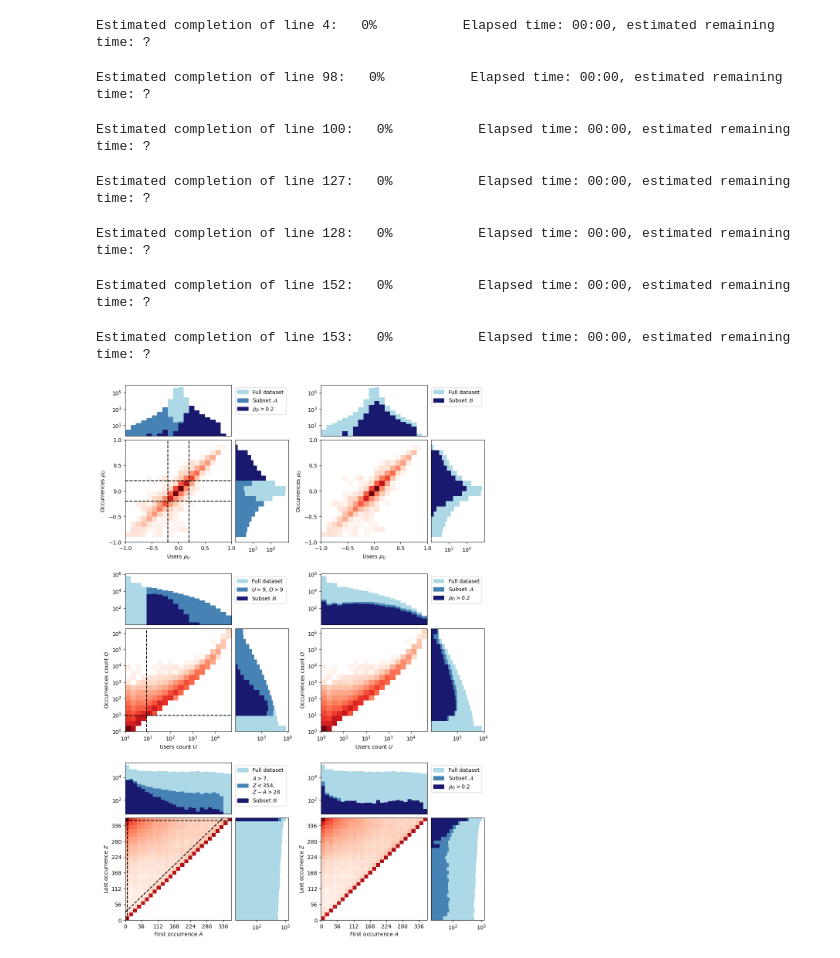
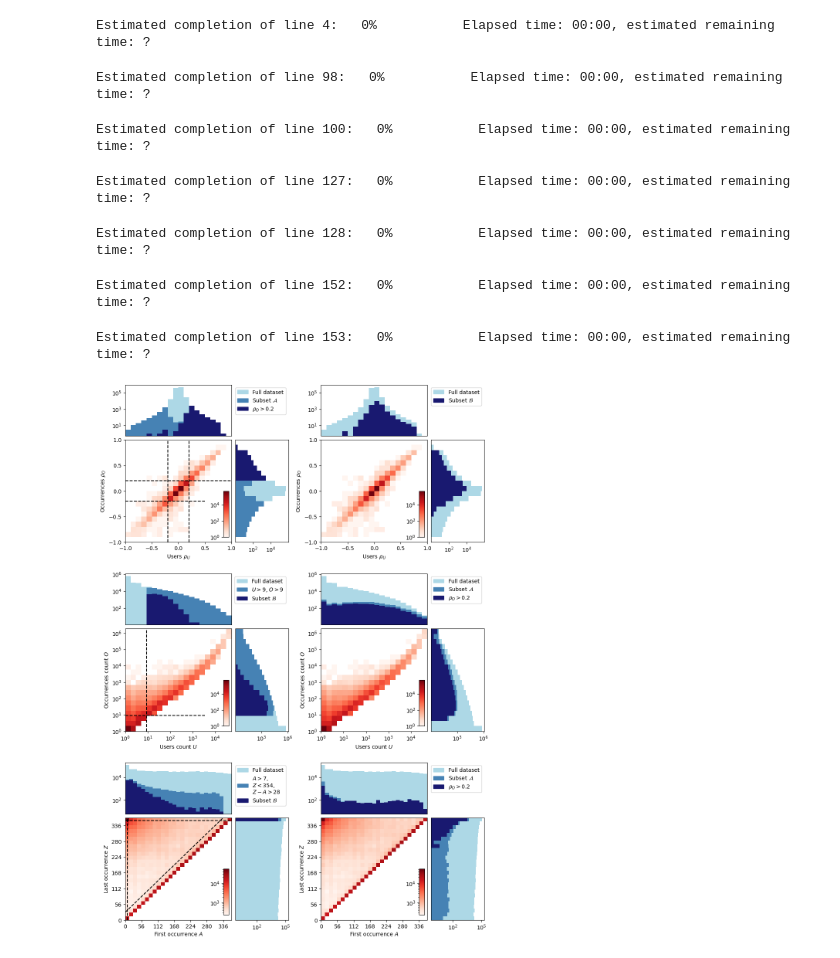
Before and after one commit to breviloquia-italica/pipeline, a Jupyter notebook: 98_subsets-statistics.ipynb, the cells around one changed output. Drawn from its saved outputs; the diff is of its cells as text; code cells hidden in the pictures.

```diff
--- a/98_subsets-statistics.ipynb
+++ b/98_subsets-statistics.ipynb
@@ -97,7 +98,7 @@ ax00_hist2d.pcolormesh(xedges, yedges, counts.T, norm=colors.LogNorm(), **style_
 ax00_hist2d.axvline(x=+0.2, **style_line)
 ax00_hist2d.axvline(x=-0.2, **style_line)
 ax00_hist2d.axhline(y=+0.2, **style_line)
-ax00_hist2d.axhline(y=-0.2, **style_line)
+ax00_hist2d.axhline(y=-0.2, **style_line, xmax=0.75)
 
 style = {**style_marg, "color": marg_cols[0]}
 ax00_marg_x.hist(df["rho_usr"], bins=xedges, **style)
@@ -125,7 +126,7 @@ counts, xedges, yedges = np.histogram2d(
 ax10_hist2d.pcolormesh(xedges, yedges, counts.T, norm=colors.LogNorm(), **style_hist)
 
 ax10_hist2d.axvline(x=np.log10(9), **style_line)
-ax10_hist2d.axhline(y=np.log10(9), **style_line)
+ax10_hist2d.axhline(y=np.log10(9), **style_line, xmax=0.75)
 
 style = {**style_marg, "color": marg_cols[0]}
 ax10_marg_x.hist(np.log10(df["tot_usr"]), bins=xedges, **style)
@@ -189,9 +190,9 @@ style = {**style_marg, "color": marg_cols[0]}
 ax01_marg_x.hist(df["rho_usr"], bins=xedges, **style)
 ax01_marg_y.hist(df["rho_occ"], bins=yedges, **style, orientation="horizontal")
 plt.autoscale(False)
-#style = {**style_marg, "color": marg_cols[1]}
-#ax01_marg_x.hist(df[fc & ft]["rho_usr"], bins=xedges, **style)
-#ax01_marg_y.hist(df[fc & ft]["rho_occ"], bins=yedges, **style, orientation="horizontal")
+# style = {**style_marg, "color": marg_cols[1]}
+# ax01_marg_x.hist(df[fc & ft]["rho_usr"], bins=xedges, **style)
+# ax01_marg_y.hist(df[fc & ft]["rho_occ"], bins=yedges, **style, orientation="horizontal")
 style = {**style_marg, "color": marg_cols[2]}
 ax01_marg_x.hist(df[fc & ft]["rho_usr"], bins=xedges, **style)
 ax01_marg_y.hist(df[fc & ft]["rho_occ"], bins=yedges, **style, orientation="horizontal")
@@ -252,6 +253,18 @@ ax21_marg_y.hist(df[fg]["lst_occ"], bins=yedges, **style, orientation="horizonta
 plt.autoscale(True)
 
 # ===============================================================================
+
+for ax in [
+    ax00_hist2d,
+    ax01_hist2d,
+    ax10_hist2d,
+    ax11_hist2d,
+    ax20_hist2d,
+    ax21_hist2d,
+]:
+    cax = ax.inset_axes([0.925, 0.05, 0.05, 0.45])
+    fig.colorbar(ax.get_children()[0], cax=cax)
+    cax.yaxis.set_ticks_position("left")
 
 for ax in [ax00_hist2d, ax01_hist2d]:
     ax.set_xlim((-1, 1))
@@ -344,31 +357,31 @@ ax10_legend.axis("off")
 ax10_legend.legend(
     handles=[
         mpatches.Patch(color=marg_cols[0], label="Full dataset"),
         mpatches.Patch(color=marg_cols[1], label="$U>9$, $O>9$"),
         mpatches.Patch(color=marg_cols[2], label="Subset $\mathcal{B}$"),
     ],
     loc="upper right",
 )
 
 ax20_legend.axis("off")
 ax20_legend.legend(
     handles=[
         mpatches.Patch(color=marg_cols[0], label="Full dataset"),
         mpatches.Patch(color=marg_cols[1], label="$A>7$,\n$Z<354$,\n$Z-A>28$"),
         mpatches.Patch(color=marg_cols[2], label="Subset $\mathcal{B}$"),
     ],
     loc="upper right",
 )
 
 # ===============================================================================
 
 plt.savefig("subsets.pdf", format="pdf", bbox_inches="tight")
 plt.show()
 # %% [output]
 Estimated completion of line 98:   0%           Elapsed time: 00:00, estimated remaining time: ?
 Estimated completion of line 100:   0%           Elapsed time: 00:00, estimated remaining time: ?
 Estimated completion of line 127:   0%           Elapsed time: 00:00, estimated remaining time: ?
 Estimated completion of line 128:   0%           Elapsed time: 00:00, estimated remaining time: ?
 Estimated completion of line 152:   0%           Elapsed time: 00:00, estimated remaining time: ?
 Estimated completion of line 153:   0%           Elapsed time: 00:00, estimated remaining time: ?
-[figure, old version]
+[figure, new version]
```
Also changed, not shown: parts of 1 cell of this notebook, 7 other files.
